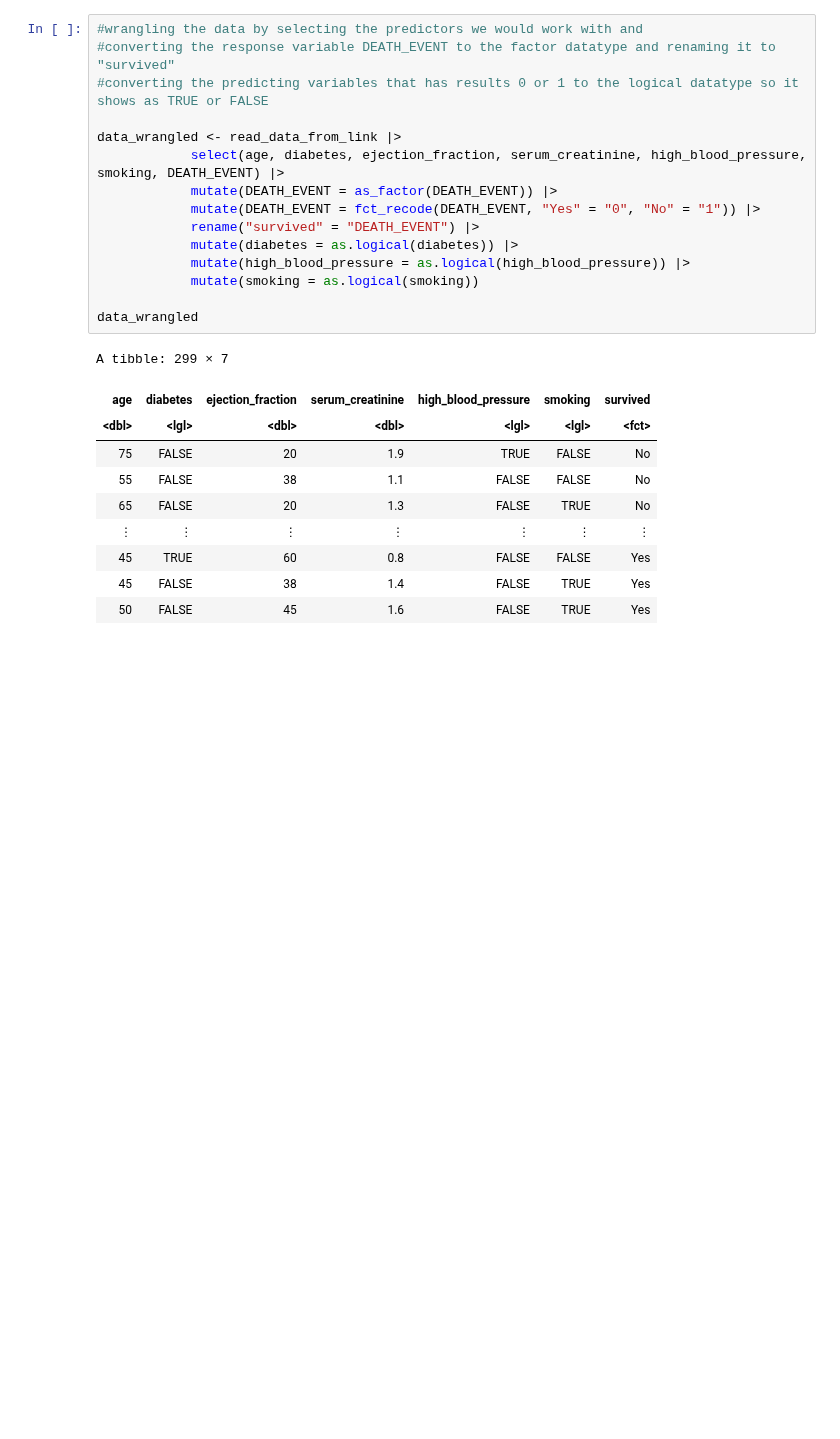
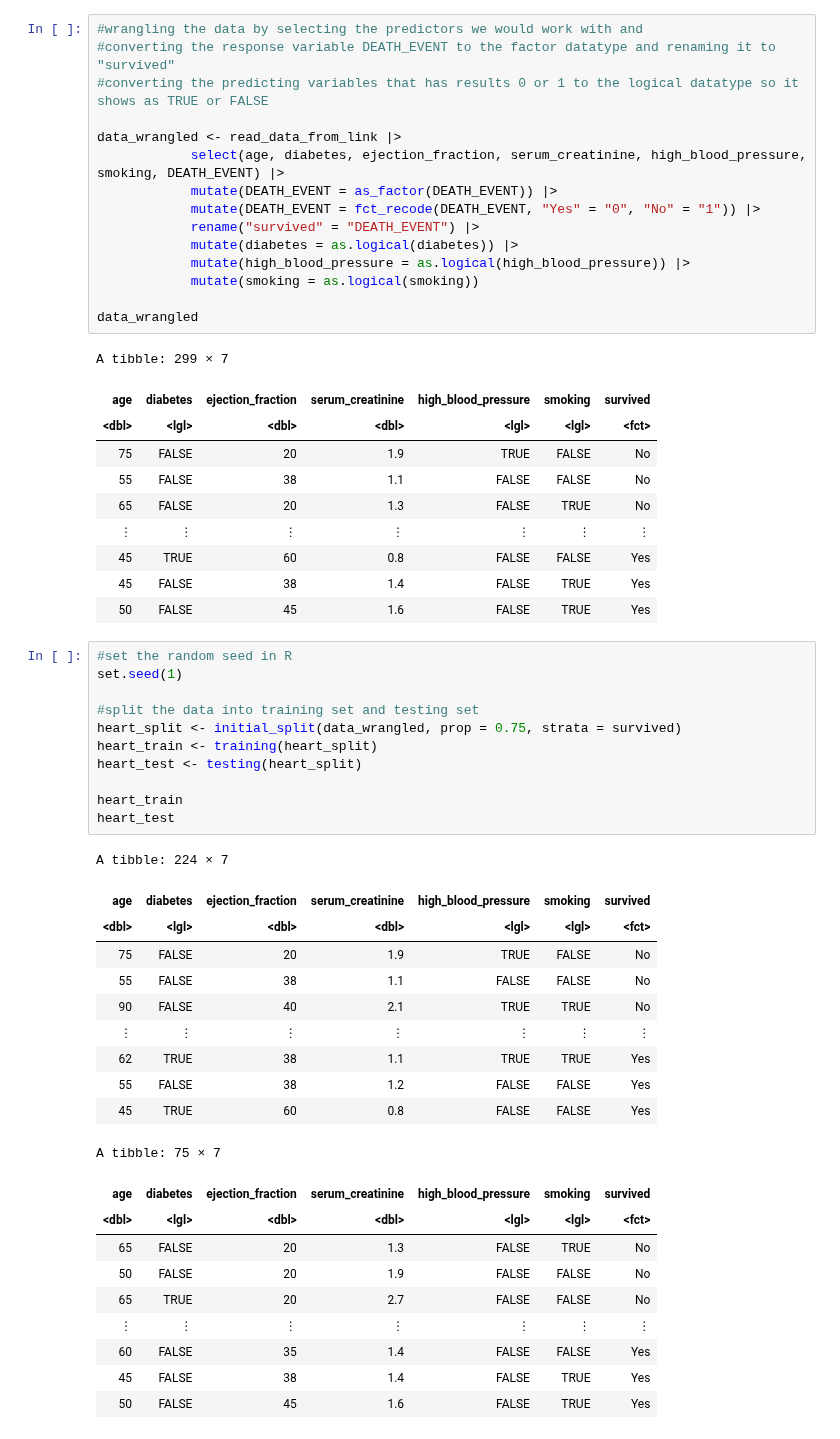
Before and after one commit to KristenisHuaiyi/Data_Science_Project, a Jupyter notebook: Proposal_2.ipynb, the cells around one changed output. Saved outputs shown, nothing was run; the diff lists cells and outputs as text; blank space fills up the shorter version.

```diff
--- a/Proposal_2.ipynb
+++ b/Proposal_2.ipynb
@@ -75,3 +75,35 @@ A tibble: 299 × 7
 | 45 | TRUE | 60 | 0.8 | FALSE | FALSE | Yes |
 | 45 | FALSE | 38 | 1.4 | FALSE | TRUE | Yes |
 | 50 | FALSE | 45 | 1.6 | FALSE | TRUE | Yes |
+# %%
+#set the random seed in R
+set.seed(1)
+
+#split the data into training set and testing set
+heart_split <- initial_split(data_wrangled, prop = 0.75, strata = survived)
+heart_train <- training(heart_split)
+heart_test <- testing(heart_split)
+
+heart_train
+heart_test
+# %% [output]
+A tibble: 224 × 7
+| age | diabetes | ejection_fraction | serum_creatinine | high_blood_pressure | smoking | survived |
+| <dbl> | <lgl> | <dbl> | <dbl> | <lgl> | <lgl> | <fct> |
+| 75 | FALSE | 20 | 1.9 | TRUE | FALSE | No |
+| 55 | FALSE | 38 | 1.1 | FALSE | FALSE | No |
+| 90 | FALSE | 40 | 2.1 | TRUE | TRUE | No |
+| ⋮ | ⋮ | ⋮ | ⋮ | ⋮ | ⋮ | ⋮ |
+| 62 | TRUE | 38 | 1.1 | TRUE | TRUE | Yes |
+| 55 | FALSE | 38 | 1.2 | FALSE | FALSE | Yes |
+| 45 | TRUE | 60 | 0.8 | FALSE | FALSE | Yes |
+A tibble: 75 × 7
+| age | diabetes | ejection_fraction | serum_creatinine | high_blood_pressure | smoking | survived |
+| <dbl> | <lgl> | <dbl> | <dbl> | <lgl> | <lgl> | <fct> |
+| 65 | FALSE | 20 | 1.3 | FALSE | TRUE | No |
+| 50 | FALSE | 20 | 1.9 | FALSE | FALSE | No |
+| 65 | TRUE | 20 | 2.7 | FALSE | FALSE | No |
+| ⋮ | ⋮ | ⋮ | ⋮ | ⋮ | ⋮ | ⋮ |
+| 60 | FALSE | 35 | 1.4 | FALSE | FALSE | Yes |
+| 45 | FALSE | 38 | 1.4 | FALSE | TRUE | Yes |
+| 50 | FALSE | 45 | 1.6 | FALSE | TRUE | Yes |
```
Also changed, not shown: parts of 9 cells of this notebook.
